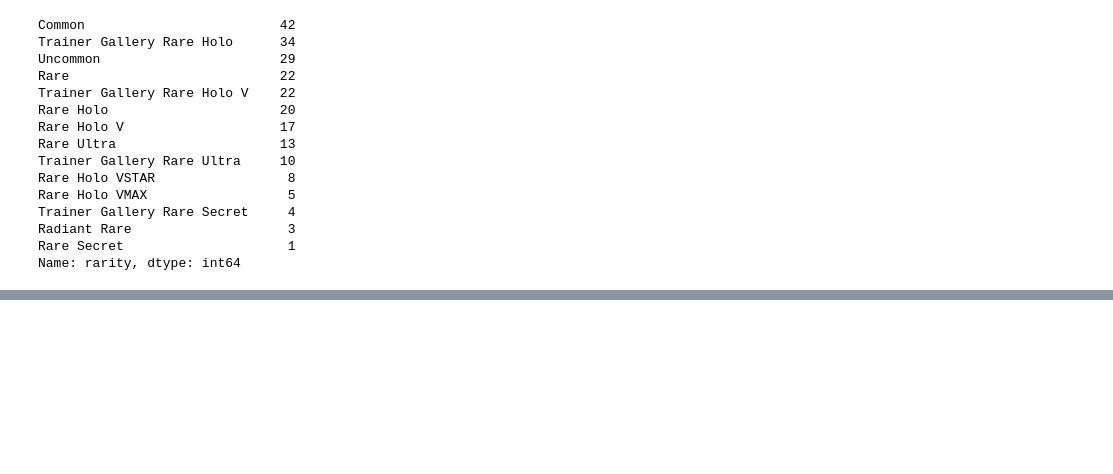
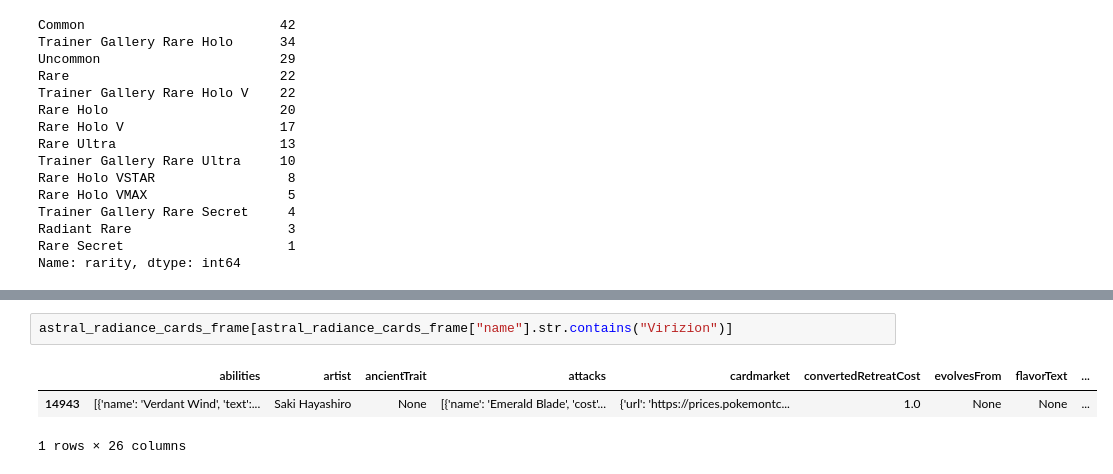
Before and after one commit to Grimmys/PokeTCGBot, a Jupyter notebook: data-card-analysis/TestDataCardCollection.ipynb, the cells around one changed output, grey strips where cells are left out. Drawn from its saved outputs; the diff is of its cells as text; blank space fills up the shorter version.

```diff
--- a/data-card-analysis/TestDataCardCollection.ipynb
+++ b/data-card-analysis/TestDataCardCollection.ipynb
@@ -225,0 +310,6 @@ Name: rarity, dtype: int64
+# %%
+astral_radiance_cards_frame[astral_radiance_cards_frame["name"].str.contains("Virizion")]
+# %% [output]
+|  | abilities | artist | ancientTrait | attacks | cardmarket | convertedRetreatCost | evolvesFrom | flavorText | ... |
+| 14943 | [{'name': 'Verdant Wind', 'text':... | Saki Hayashiro | None | [{'name': 'Emerald Blade', 'cost'... | {'url': 'https://prices.pokemontc... | 1.0 | None | None | ... |
+1 rows × 26 columns
```
Also changed, not shown: parts of 8 cells of this notebook, 3 other files.
